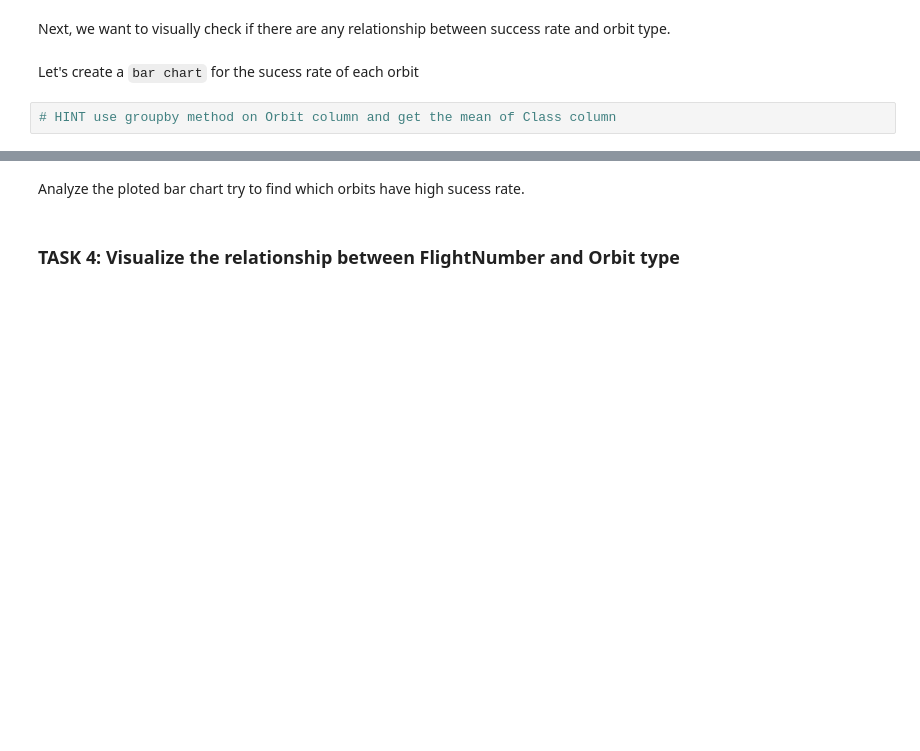
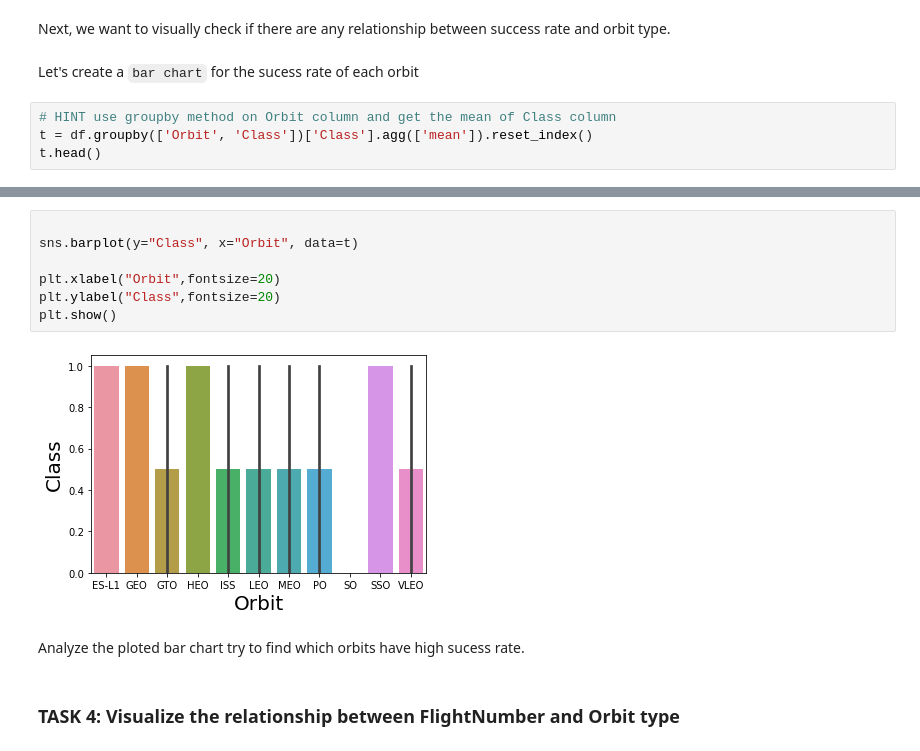
Before and after one commit to buyu151/Applied-Data-Science-Capstone-Eduardo-Nicolas-Schulz, a Jupyter notebook: EDA with Data Visualization.ipynb, the cells around one changed output, grey strips where cells are left out. Cells and saved outputs as stored; diff of their text form; blank space fills up the shorter version.

```diff
--- a/EDA with Data Visualization.ipynb
+++ b/EDA with Data Visualization.ipynb
@@ -93,3 +114,5 @@ Next, we want to visually check if there are any relationship between success ra
 Let's create a `bar chart` for the sucess rate of each orbit
 # %%
 # HINT use groupby method on Orbit column and get the mean of Class column
+t = df.groupby(['Orbit', 'Class'])['Class'].agg(['mean']).reset_index()
+t.head()
@@ -96,3 +126,12 @@ Let's create a `bar chart` for the sucess rate of each orbit
+# %%
+
+sns.barplot(y="Class", x="Orbit", data=t)
+
+plt.xlabel("Orbit",fontsize=20)
+plt.ylabel("Class",fontsize=20)
+plt.show()
+# %% [output]
+[figure, added]
 # %% [markdown]
 Analyze the ploted bar chart try to find which orbits have high sucess rate.
 # %% [markdown]
```
Also changed, not shown: parts of 14 cells of this notebook.
